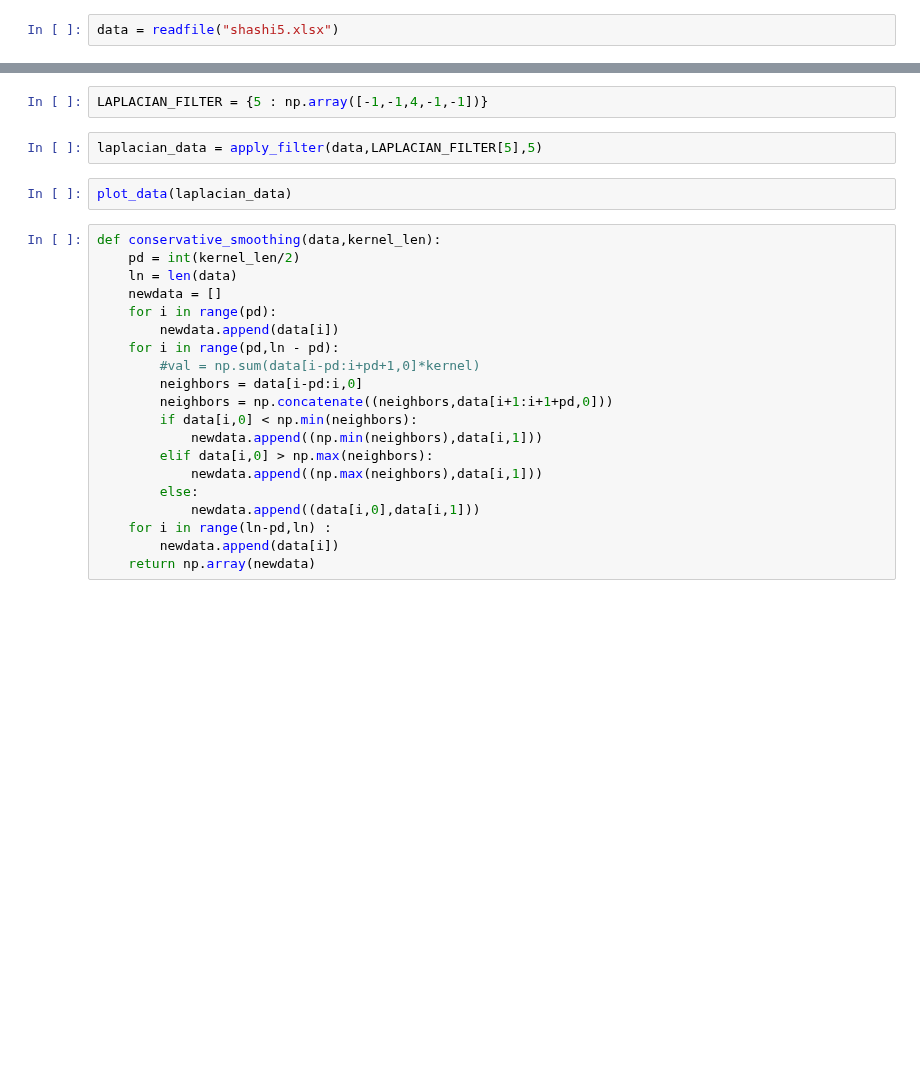
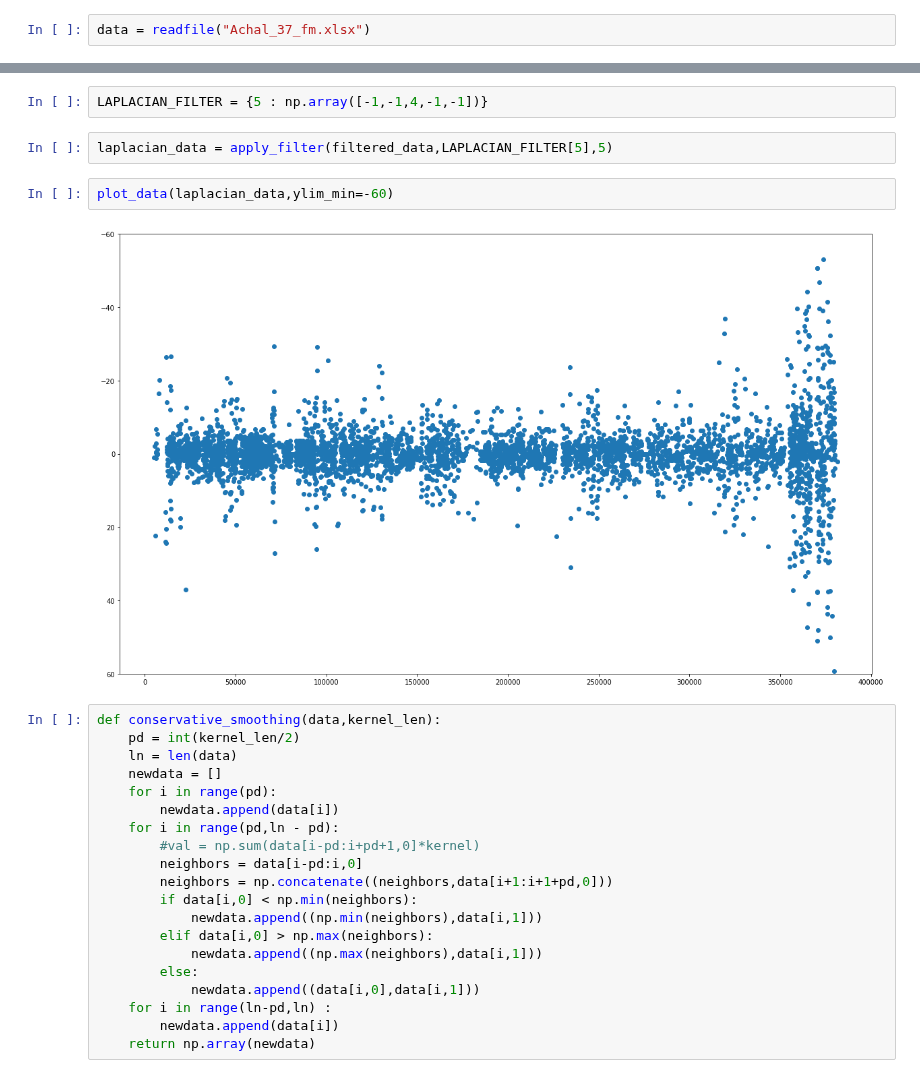
Before and after one commit to ayushbansal07/ProgramComprehension, a Jupyter notebook: filters/Gaussian.ipynb, the cells around one changed output, grey strips where cells are left out. Drawn from its saved outputs; the diff is of its cells as text; blank space fills up the shorter version.

Commit message:
Filters update, till morphological operators

```diff
--- a/filters/Gaussian.ipynb
+++ b/filters/Gaussian.ipynb
@@ -46,7 +46,7 @@ def apply_filter(data,kernel,kernel_len):
         newdata.append(data[i])
     return np.array(newdata)
 # %%
-data = readfile("shashi5.xlsx")
+data = readfile("Achal_37_fm.xlsx")
 # %%
 data = filter_data(data)
 # %%
@@ -74,9 +76,11 @@ for filter_len, filters in GAUSSIAN_KERNELS.items():
 # %%
 LAPLACIAN_FILTER = {5 : np.array([-1,-1,4,-1,-1])}
 # %%
-laplacian_data = apply_filter(data,LAPLACIAN_FILTER[5],5)
+laplacian_data = apply_filter(filtered_data,LAPLACIAN_FILTER[5],5)
 # %%
-plot_data(laplacian_data)
+plot_data(laplacian_data,ylim_min=-60)
+# %% [output]
+[figure, added]
 # %%
 def conservative_smoothing(data,kernel_len):
     pd = int(kernel_len/2)
```
Also changed, not shown: parts of 22 cells of this notebook, 5 other files.
